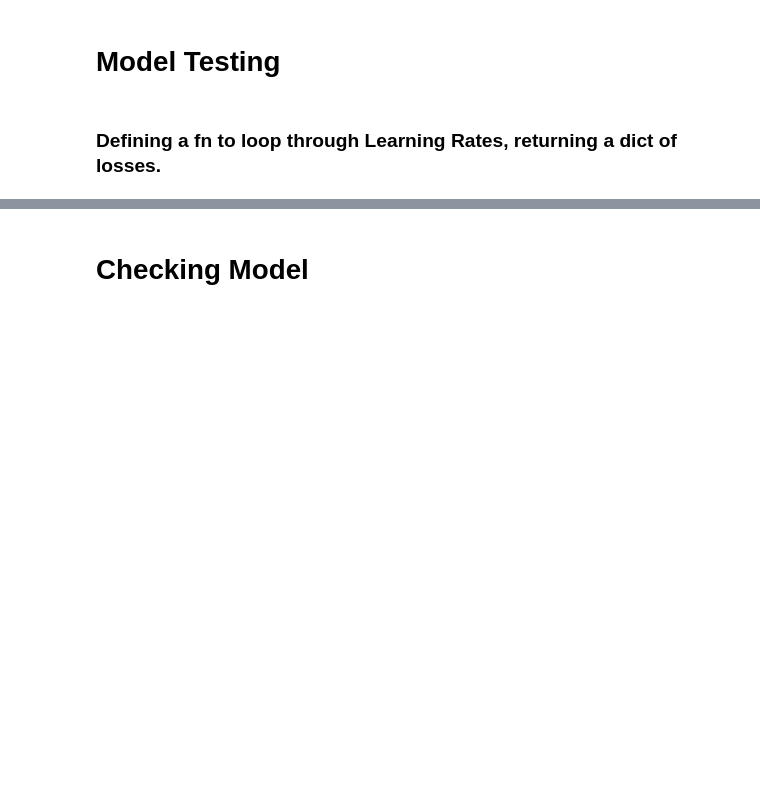
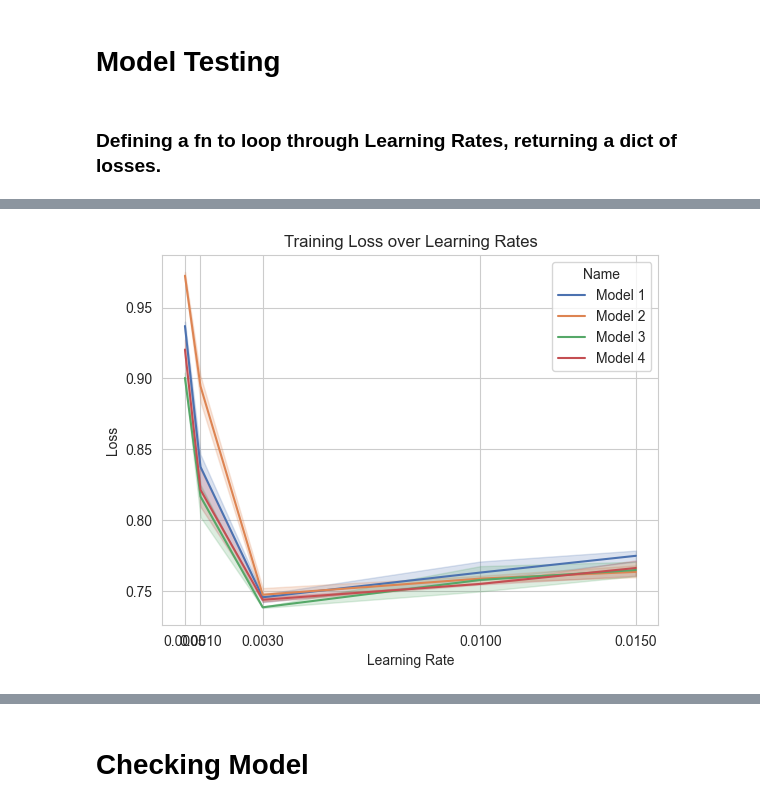
Before and after one commit to scottpitcher/Customer_RecommendationSystem, a Jupyter notebook: model_tuning.ipynb, the cells around one changed output, grey strips where cells are left out. Drawn from its saved outputs; the diff is of its cells as text; code cells hidden in the pictures; blank space fills up the shorter version.

```diff
--- a/model_tuning.ipynb
+++ b/model_tuning.ipynb
@@ -367,0 +401,12 @@ loss_df
+# %%
+sns.lineplot(data = loss_df,
+             x = "learning_rate",
+             y = "training_loss",
+             hue = "Name")
+plt.title("Training Loss over Learning Rates")
+plt.xlabel('Learning Rate')
+plt.ylabel('Loss')
+plt.xticks(learning_rates)
+plt.show()
+# %% [output]
+[figure, added]
```
Also changed, not shown: parts of 20 cells of this notebook, 1 other file.
